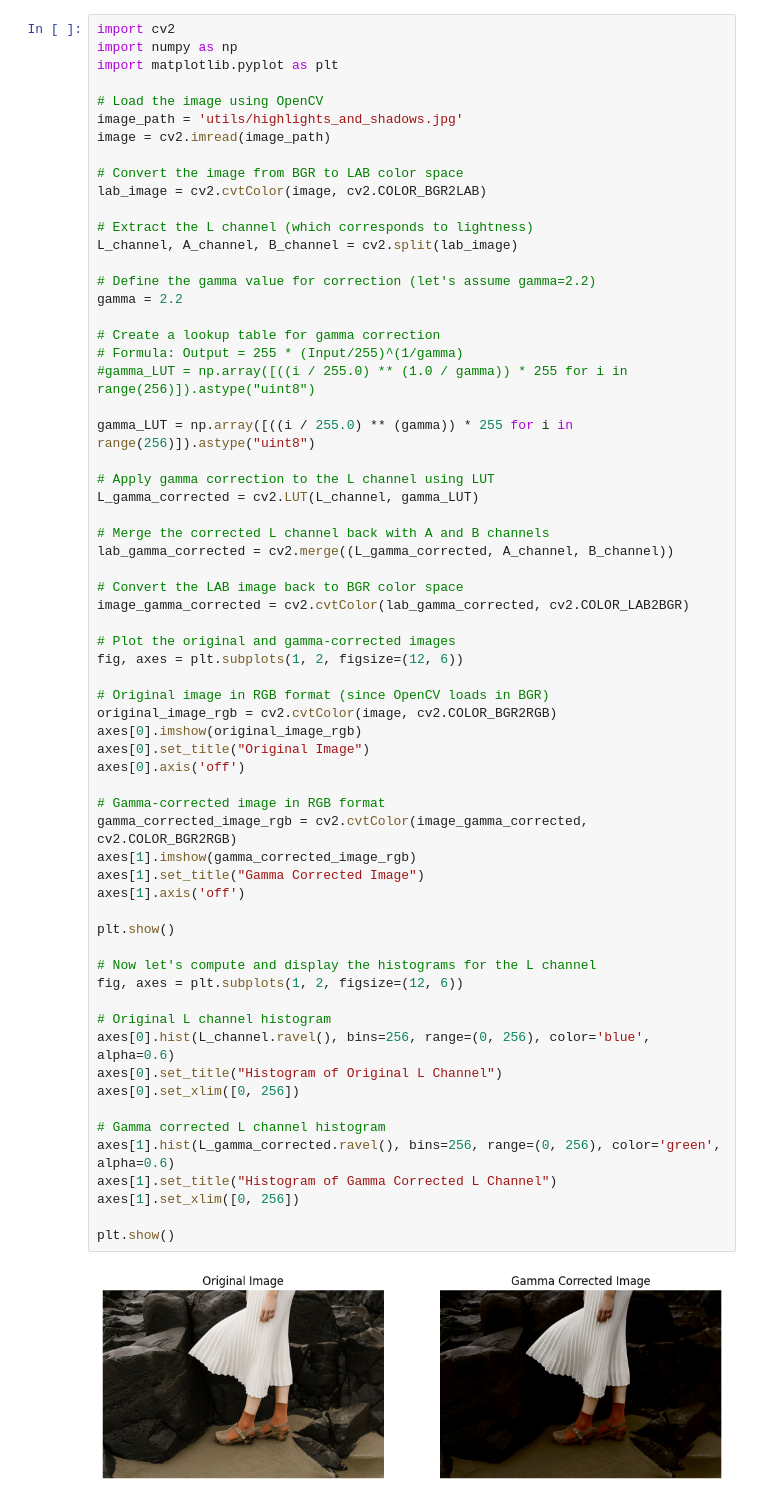
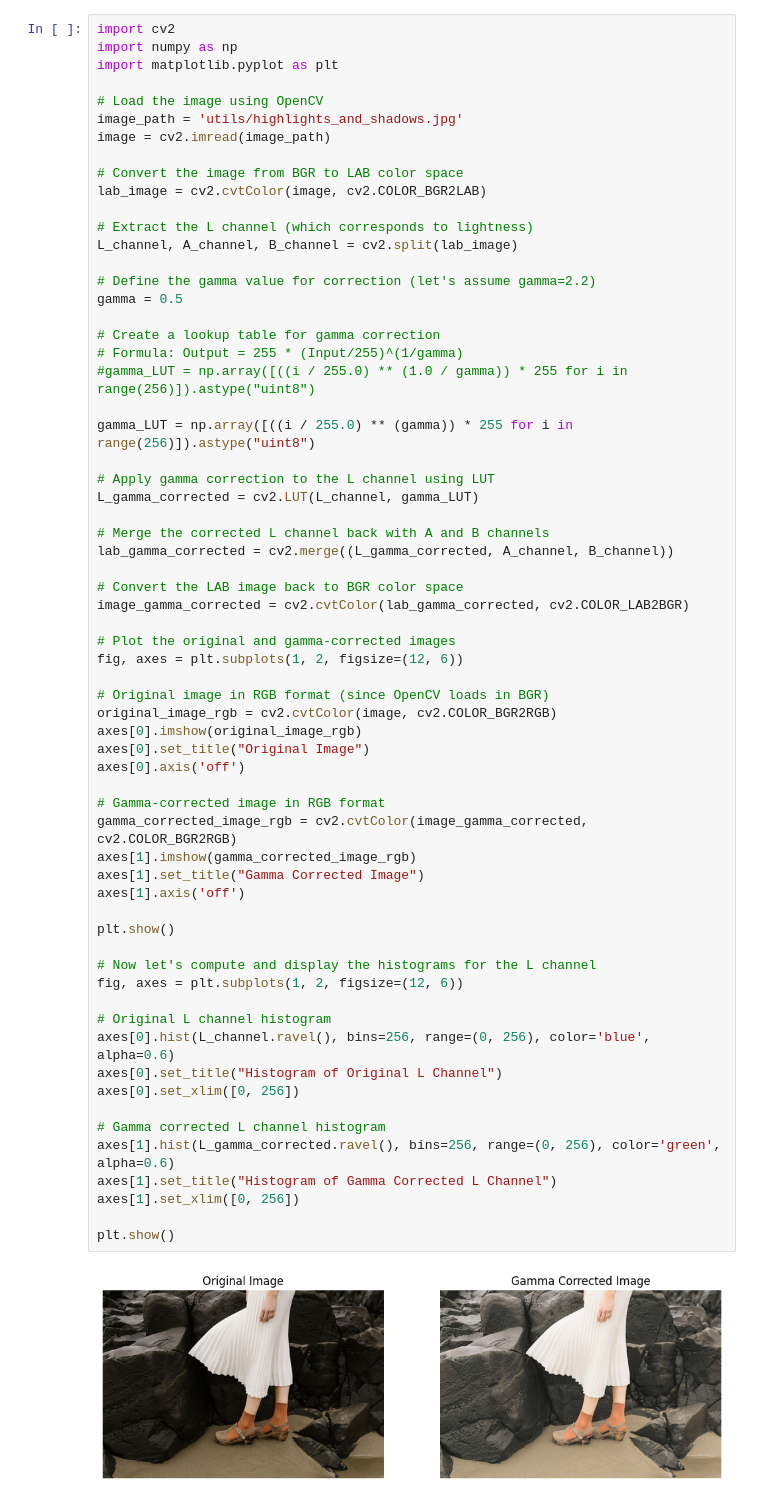
Before and after one commit to SamudraUduwaka/Intensity-Transformations-and-Neighborhood-Filtering, a Jupyter notebook: task3.ipynb, the cells around one changed output. Cells and saved outputs as stored; diff of their text form.

```diff
--- a/task3.ipynb
+++ b/task3.ipynb
@@ -14,7 +14,7 @@ lab_image = cv2.cvtColor(image, cv2.COLOR_BGR2LAB)
 L_channel, A_channel, B_channel = cv2.split(lab_image)
 
 # Define the gamma value for correction (let's assume gamma=2.2)
-gamma = 2.2
+gamma = 0.5
 
 # Create a lookup table for gamma correction
 # Formula: Output = 255 * (Input/255)^(1/gamma)
@@ -36,31 +36,31 @@ fig, axes = plt.subplots(1, 2, figsize=(12, 6))
 
 # Original image in RGB format (since OpenCV loads in BGR)
 original_image_rgb = cv2.cvtColor(image, cv2.COLOR_BGR2RGB)
 axes[0].imshow(original_image_rgb)
 axes[0].set_title("Original Image")
 axes[0].axis('off')
 
 # Gamma-corrected image in RGB format
 gamma_corrected_image_rgb = cv2.cvtColor(image_gamma_corrected, cv2.COLOR_BGR2RGB)
 axes[1].imshow(gamma_corrected_image_rgb)
 axes[1].set_title("Gamma Corrected Image")
 axes[1].axis('off')
 
 plt.show()
 
 # Now let's compute and display the histograms for the L channel
 fig, axes = plt.subplots(1, 2, figsize=(12, 6))
 
 # Original L channel histogram
 axes[0].hist(L_channel.ravel(), bins=256, range=(0, 256), color='blue', alpha=0.6)
 axes[0].set_title("Histogram of Original L Channel")
 axes[0].set_xlim([0, 256])
 
 # Gamma corrected L channel histogram
 axes[1].hist(L_gamma_corrected.ravel(), bins=256, range=(0, 256), color='green', alpha=0.6)
 axes[1].set_title("Histogram of Gamma Corrected L Channel")
 axes[1].set_xlim([0, 256])
 
 plt.show()
 # %% [output]
-[figure, old version]
+[figure, new version]
```
Also changed, not shown: parts of 1 cell of this notebook.
